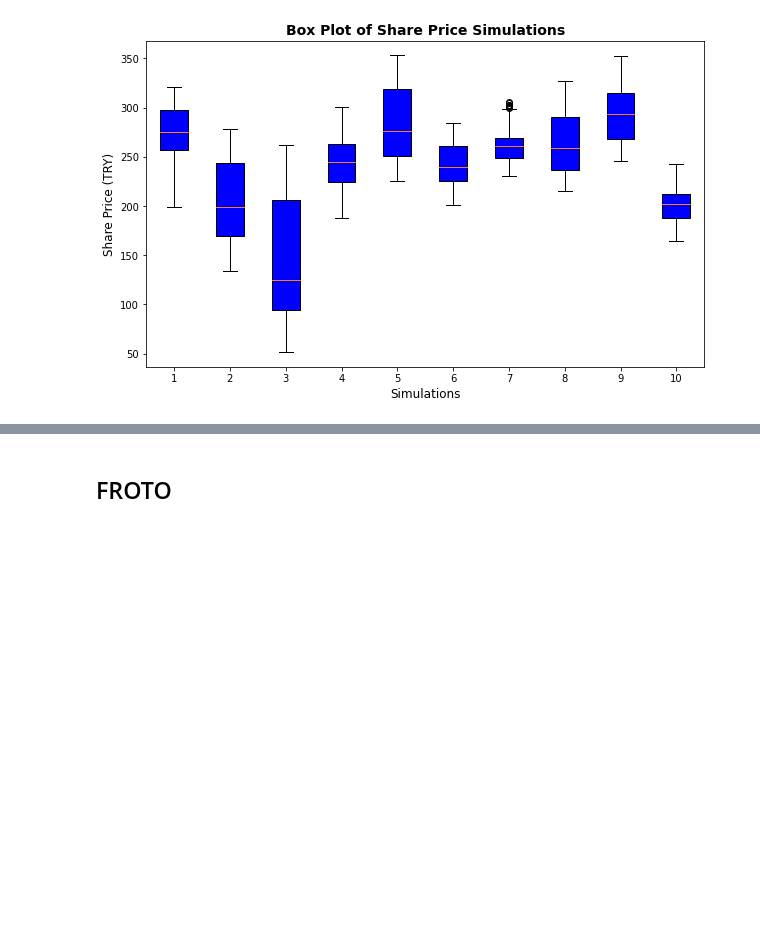
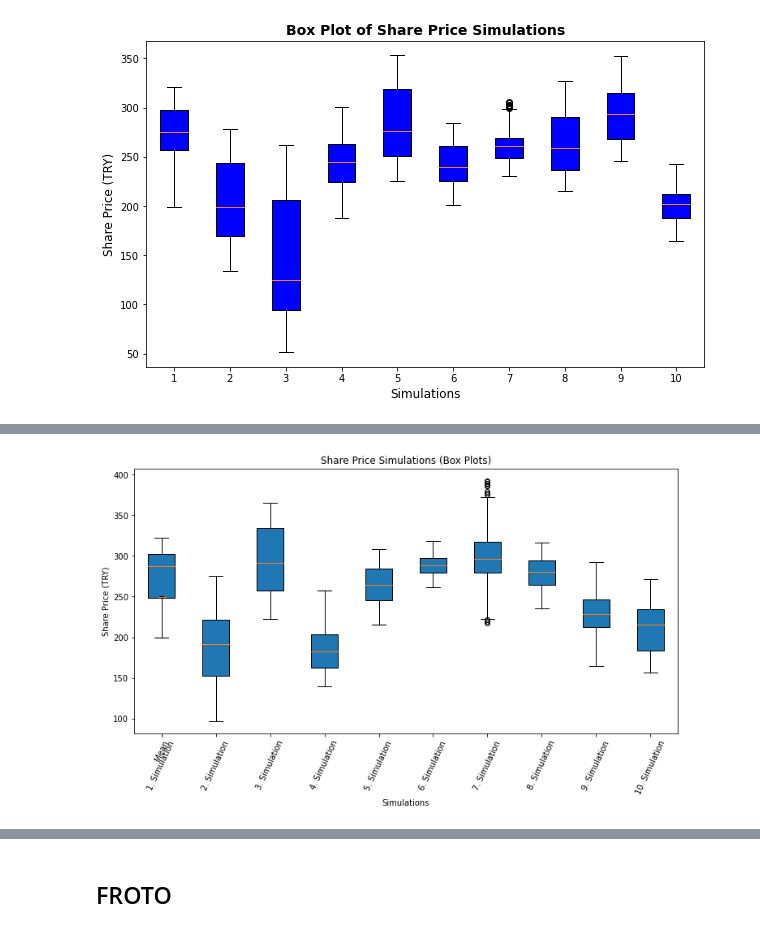
Before and after one commit to mehmetsiddik/MCS-in-stock-price-forecasting, a Jupyter notebook: MCS_in_stock_price_forecasting.ipynb, the cells around one changed output, grey strips where cells are left out. Cells and saved outputs as stored; diff of their text form; code cells hidden in the pictures; blank space fills up the shorter version.

```diff
--- a/MCS_in_stock_price_forecasting.ipynb
+++ b/MCS_in_stock_price_forecasting.ipynb
@@ -280,0 +175,42 @@ plt.show()
+# %%
+# Simulate data
+np.random.seed(0)
+days = np.arange(1, 245)
+initial_values = np.random.uniform(200, 300, 10000)
+
+# Run 10,000 simulations
+simulations = [
+    initial_values[i] + np.cumsum(np.random.normal(0, 5, len(days))) for i in range(10000)
+]
+
+# Calculate the average across all simulations
+average = np.mean(simulations, axis=0)
+
+# Select 10 representative simulations for visualization
+selected_indices = np.random.choice(len(simulations), size=10, replace=False)
+selected_simulations = [simulations[i] for i in selected_indices]
+
+# Create box plots for each of the 10 selected simulations
+plt.figure(figsize=(12, 6))
+
+# Plot box plots for the selected simulations
+plt.boxplot(selected_simulations, labels=[f"{i + 1}. Simulation" for i in range(10)], patch_artist=True)
+
+# Highlight the average data as a separate box plot
+plt.boxplot([average], labels=["Mean"], patch_artist=True, boxprops=dict(facecolor='navy', color='black'), showfliers=False)
+
+# Add "mean" text over the mean box plot
+plt.text(11.1, np.mean(average), "mean", horizontalalignment='center', verticalalignment='center', color='white', fontsize=10, fontweight='bold')
+
+# Rotate x-axis labels for better readability
+plt.xticks(rotation=65)
+
+# Set axis labels and title
+plt.xlabel("Simulations")
+plt.ylabel("Share Price (TRY)")
+plt.title("Share Price Simulations (Box Plots)")
+
+# Display the plot
+plt.show()  # Display box plots with improved readability and clearer mean box plot
+# %% [output]
+[figure, added]
```
Also changed, not shown: parts of 26 cells of this notebook.
